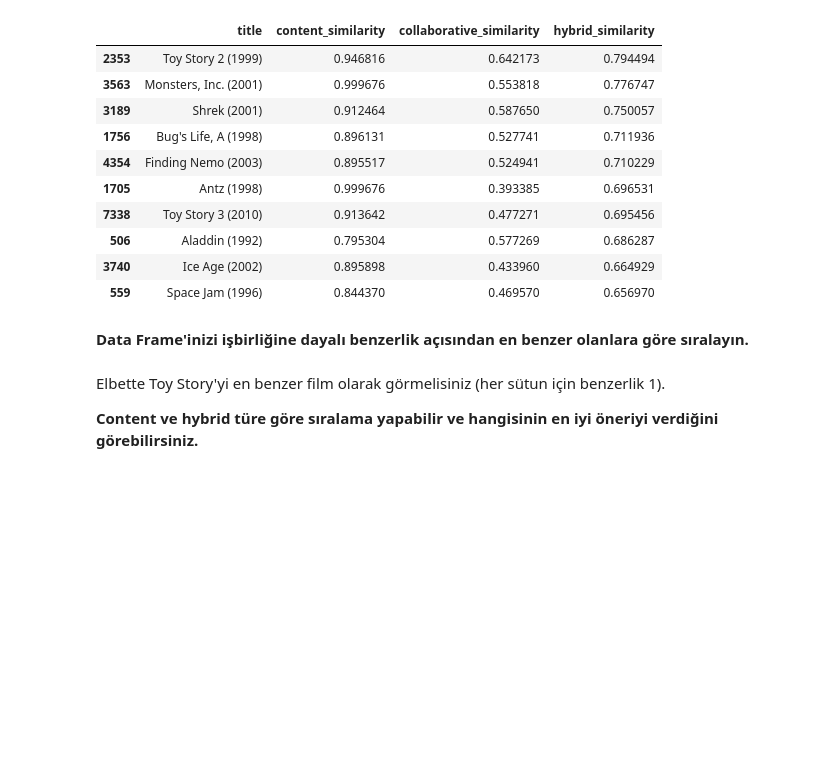
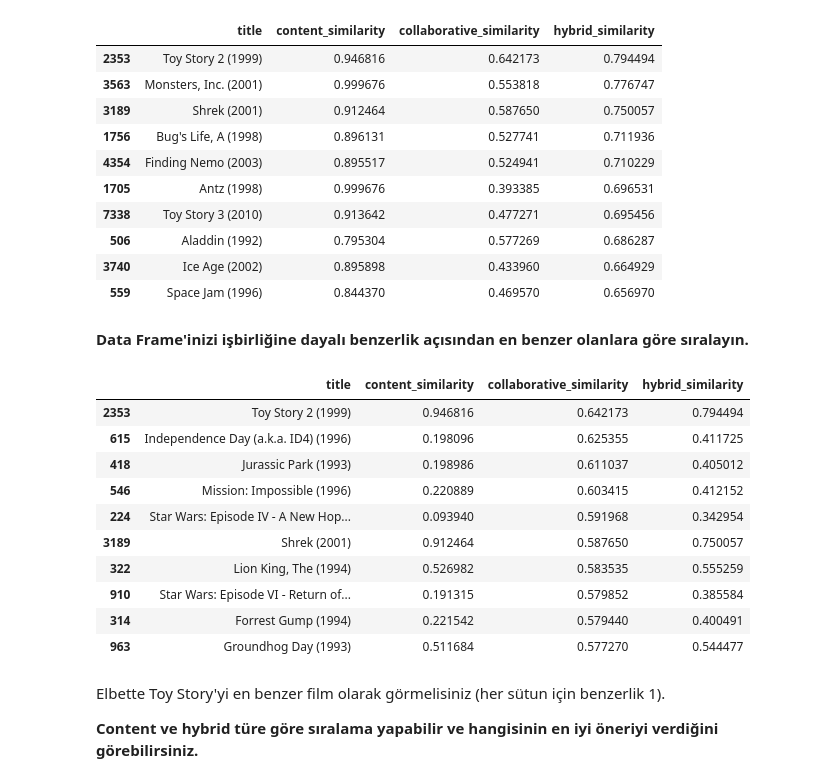
Before and after one commit to busraakyuz-create/movie-recommendation-system, a Jupyter notebook: recommender-system.ipynb, the cells around one changed output. Cells and saved outputs as stored; diff of their text form; code cells hidden in the pictures; blank space fills up the shorter version.

```diff
--- a/recommender-system.ipynb
+++ b/recommender-system.ipynb
@@ -545,3 +543,18 @@ __Data Frame'inizi işbirliğine dayalı benzerlik açısından en benzer olanla
+# %%
+similarity_df_collaborative = similarity_df.sort_values('collaborative_similarity', ascending=False)
+similarity_df_collaborative.head(10)
+# %% [output]
+|  | title | content_similarity | collaborative_similarity | hybrid_similarity |
+| 2353 | Toy Story 2 (1999) | 0.946816 | 0.642173 | 0.794494 |
+| 615 | Independence Day (a.k.a. ID4) (1996) | 0.198096 | 0.625355 | 0.411725 |
+| 418 | Jurassic Park (1993) | 0.198986 | 0.611037 | 0.405012 |
+| 546 | Mission: Impossible (1996) | 0.220889 | 0.603415 | 0.412152 |
+| 224 | Star Wars: Episode IV - A New Hop... | 0.093940 | 0.591968 | 0.342954 |
+| 3189 | Shrek (2001) | 0.912464 | 0.587650 | 0.750057 |
+| 322 | Lion King, The (1994) | 0.526982 | 0.583535 | 0.555259 |
+| 910 | Star Wars: Episode VI - Return of... | 0.191315 | 0.579852 | 0.385584 |
+| 314 | Forrest Gump (1994) | 0.221542 | 0.579440 | 0.400491 |
+| 963 | Groundhog Day (1993) | 0.511684 | 0.577270 | 0.544477 |
 # %% [markdown]
 Elbette Toy Story'yi en benzer film olarak görmelisiniz (her sütun için benzerlik 1).
 
```
Also changed, not shown: parts of 4 cells of this notebook.
